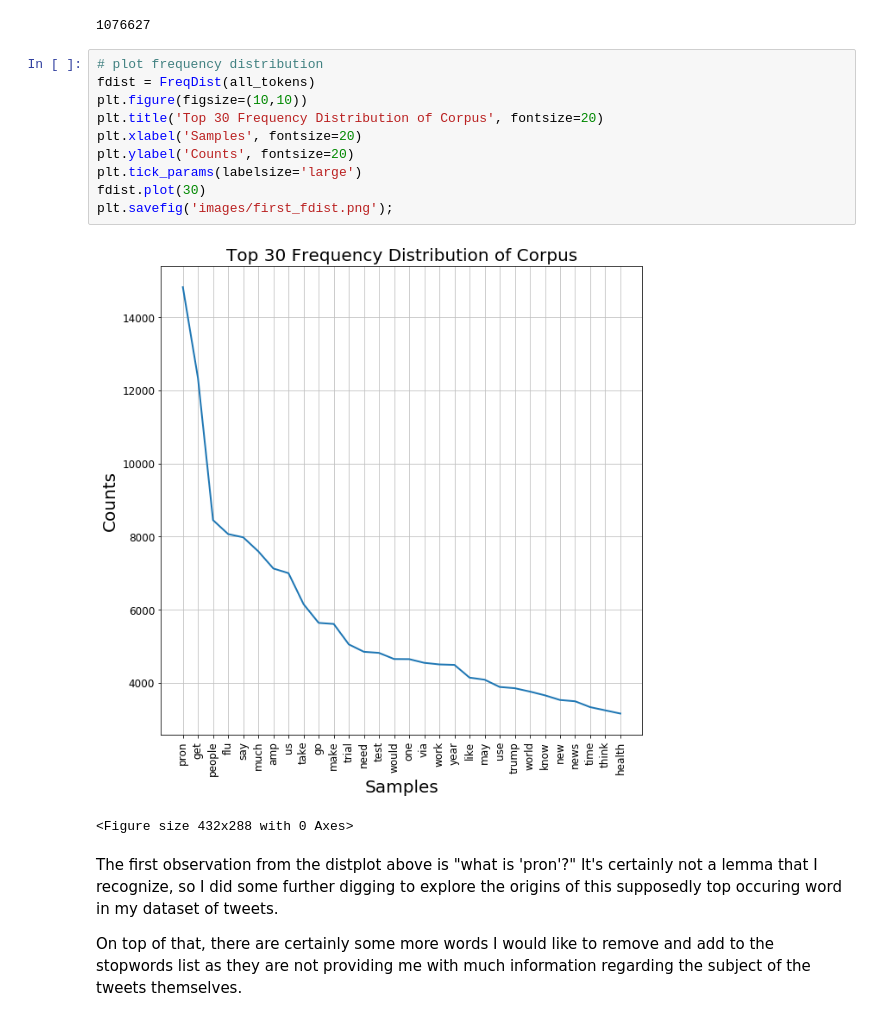
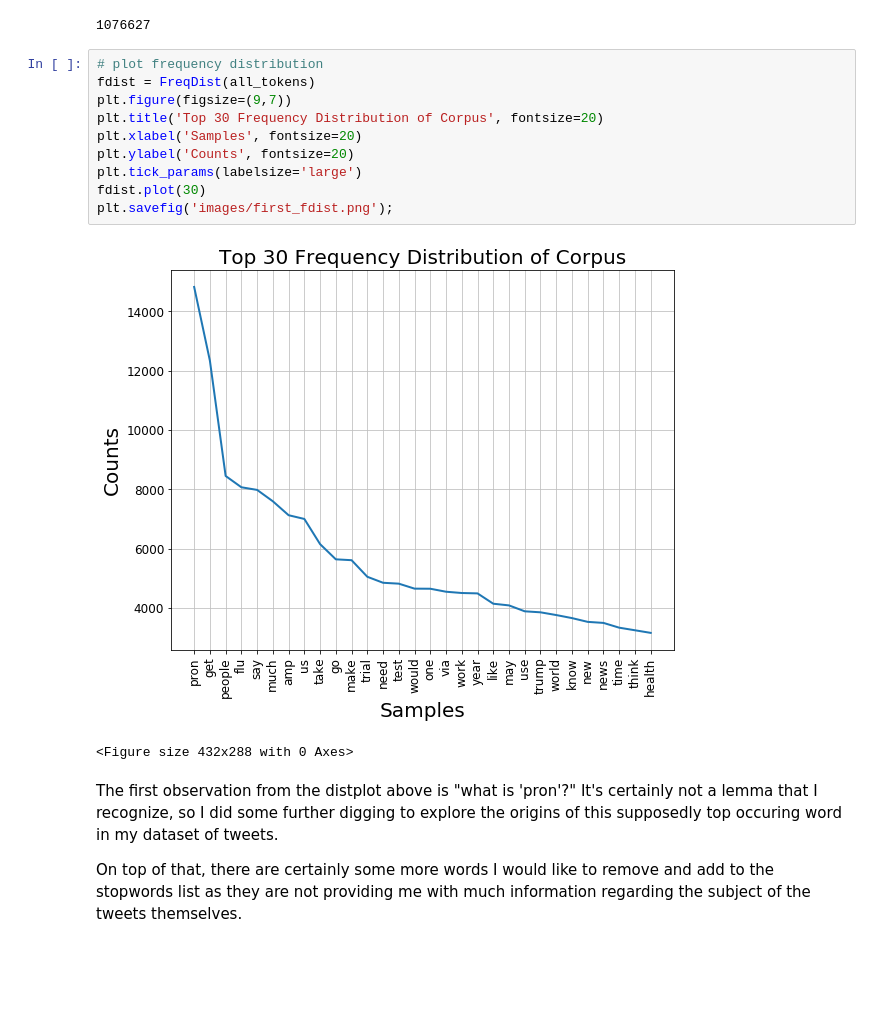
Before and after one commit to davidlebruce/covid_vaccine_tweets, a Jupyter notebook: 03_EDA.ipynb, the cells around one changed output. Cells and saved outputs as stored; diff of their text form; blank space fills up the shorter version.

```diff
--- a/03_EDA.ipynb
+++ b/03_EDA.ipynb
@@ -185,15 +187,15 @@ len(all_tokens)
 # %%
 # plot frequency distribution
 fdist = FreqDist(all_tokens)
-plt.figure(figsize=(10,10))
+plt.figure(figsize=(9,7))
 plt.title('Top 30 Frequency Distribution of Corpus', fontsize=20)
 plt.xlabel('Samples', fontsize=20)
 plt.ylabel('Counts', fontsize=20)
 plt.tick_params(labelsize='large')
 fdist.plot(30)
 plt.savefig('images/first_fdist.png');
 # %% [output]
-[figure, old version]
+[figure, new version]
 <Figure size 432x288 with 0 Axes>
 # %% [markdown]
 The first observation from the distplot above is "what is 'pron'?" It's certainly not a lemma that I recognize, so I did some further digging to explore the origins of this supposedly top occuring word in my dataset of tweets.
```
Also changed, not shown: parts of 15 cells of this notebook, 1 other file.
